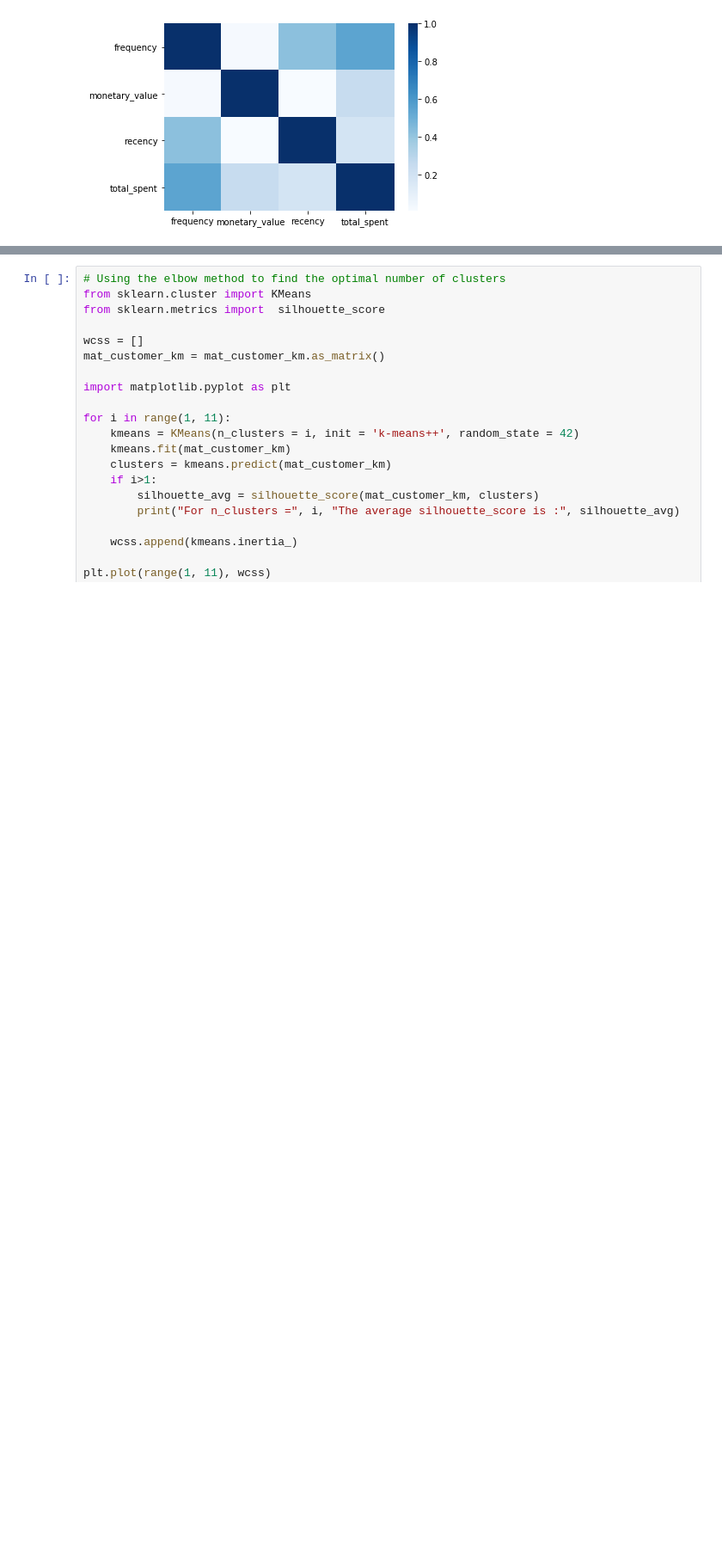
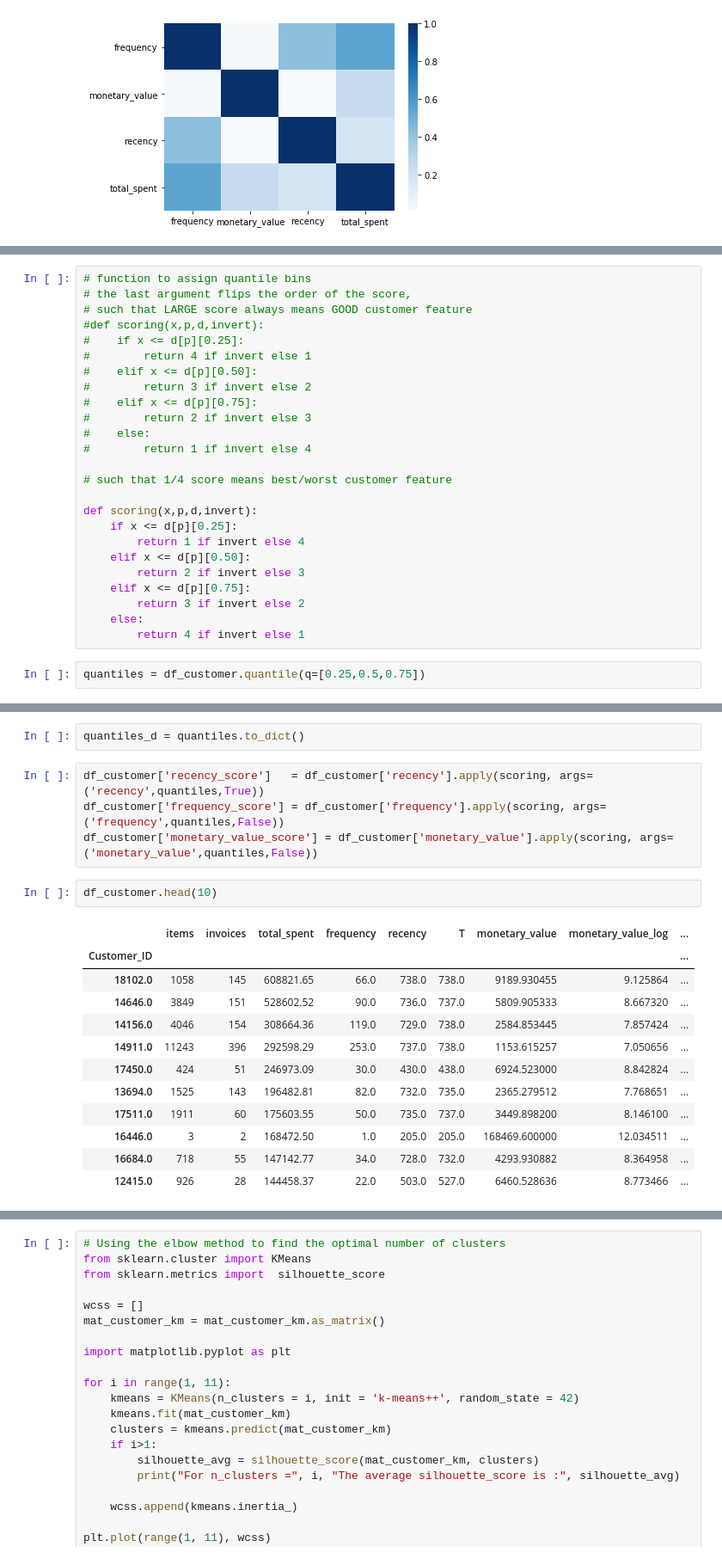
Before and after one commit to franzoni/proton-Hands-on_task_Senior_Data_Scientist, a Jupyter notebook: proton-customers.ipynb, the cells around one changed output, grey strips where cells are left out. Shown at 86% size. Cells and saved outputs as stored; diff of their text form; blank space fills up the shorter version.

```diff
--- a/proton-customers.ipynb
+++ b/proton-customers.ipynb
@@ -423,0 +489,27 @@ mat_customer_km.head()
+# %%
+# function to assign quantile bins
+# the last argument flips the order of the score,
+# such that LARGE score always means GOOD customer feature
+#def scoring(x,p,d,invert):
+#    if x <= d[p][0.25]:
+#        return 4 if invert else 1
+#    elif x <= d[p][0.50]:
+#        return 3 if invert else 2
+#    elif x <= d[p][0.75]:
+#        return 2 if invert else 3
+#    else:
+#        return 1 if invert else 4
+
+# such that 1/4 score means best/worst customer feature
+
+def scoring(x,p,d,invert):
+    if x <= d[p][0.25]:
+        return 1 if invert else 4
+    elif x <= d[p][0.50]:
+        return 2 if invert else 3
+    elif x <= d[p][0.75]:
+        return 3 if invert else 2
+    else:
+        return 4 if invert else 1
+# %%
+quantiles = df_customer.quantile(q=[0.25,0.5,0.75])
@@ -423,0 +523,21 @@ mat_customer_km.head()
+# %%
+quantiles_d = quantiles.to_dict()
+# %%
+df_customer['recency_score']   = df_customer['recency'].apply(scoring, args=('recency',quantiles,True))
+df_customer['frequency_score'] = df_customer['frequency'].apply(scoring, args=('frequency',quantiles,False))
+df_customer['monetary_value_score'] = df_customer['monetary_value'].apply(scoring, args=('monetary_value',quantiles,False))
+# %%
+df_customer.head(10)
+# %% [output]
+|  | items | invoices | total_spent | frequency | recency | T | monetary_value | monetary_value_log | ... |
+| Customer_ID |  |  |  |  |  |  |  |  | ... |
+| 18102.0 | 1058 | 145 | 608821.65 | 66.0 | 738.0 | 738.0 | 9189.930455 | 9.125864 | ... |
+| 14646.0 | 3849 | 151 | 528602.52 | 90.0 | 736.0 | 737.0 | 5809.905333 | 8.667320 | ... |
+| 14156.0 | 4046 | 154 | 308664.36 | 119.0 | 729.0 | 738.0 | 2584.853445 | 7.857424 | ... |
+| 14911.0 | 11243 | 396 | 292598.29 | 253.0 | 737.0 | 738.0 | 1153.615257 | 7.050656 | ... |
+| 17450.0 | 424 | 51 | 246973.09 | 30.0 | 430.0 | 438.0 | 6924.523000 | 8.842824 | ... |
+| 13694.0 | 1525 | 143 | 196482.81 | 82.0 | 732.0 | 735.0 | 2365.279512 | 7.768651 | ... |
+| 17511.0 | 1911 | 60 | 175603.55 | 50.0 | 735.0 | 737.0 | 3449.898200 | 8.146100 | ... |
+| 16446.0 | 3 | 2 | 168472.50 | 1.0 | 205.0 | 205.0 | 168469.600000 | 12.034511 | ... |
+| 16684.0 | 718 | 55 | 147142.77 | 34.0 | 728.0 | 732.0 | 4293.930882 | 8.364958 | ... |
+| 12415.0 | 926 | 28 | 144458.37 | 22.0 | 503.0 | 527.0 | 6460.528636 | 8.773466 | ... |
```
Also changed, not shown: parts of 21 cells of this notebook, 1 other file.
